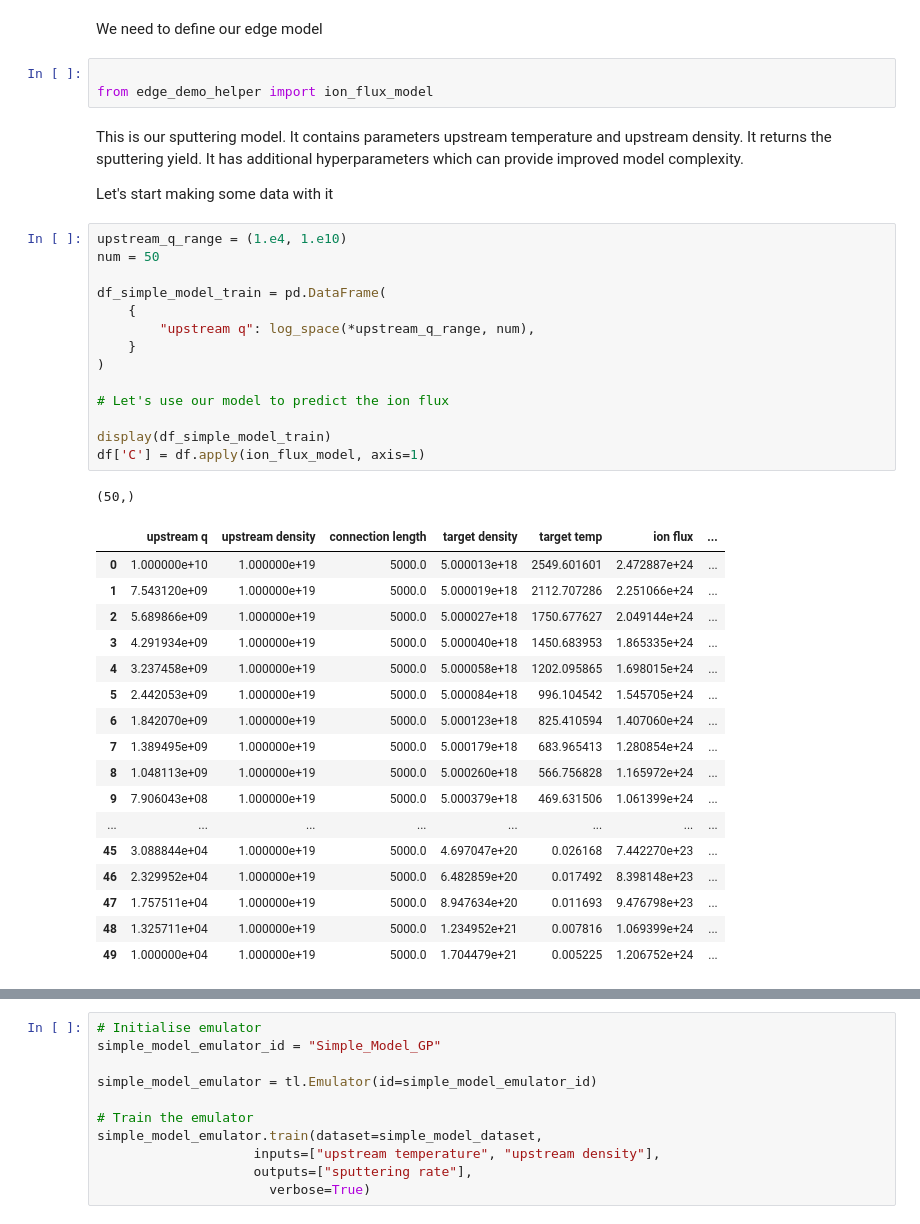
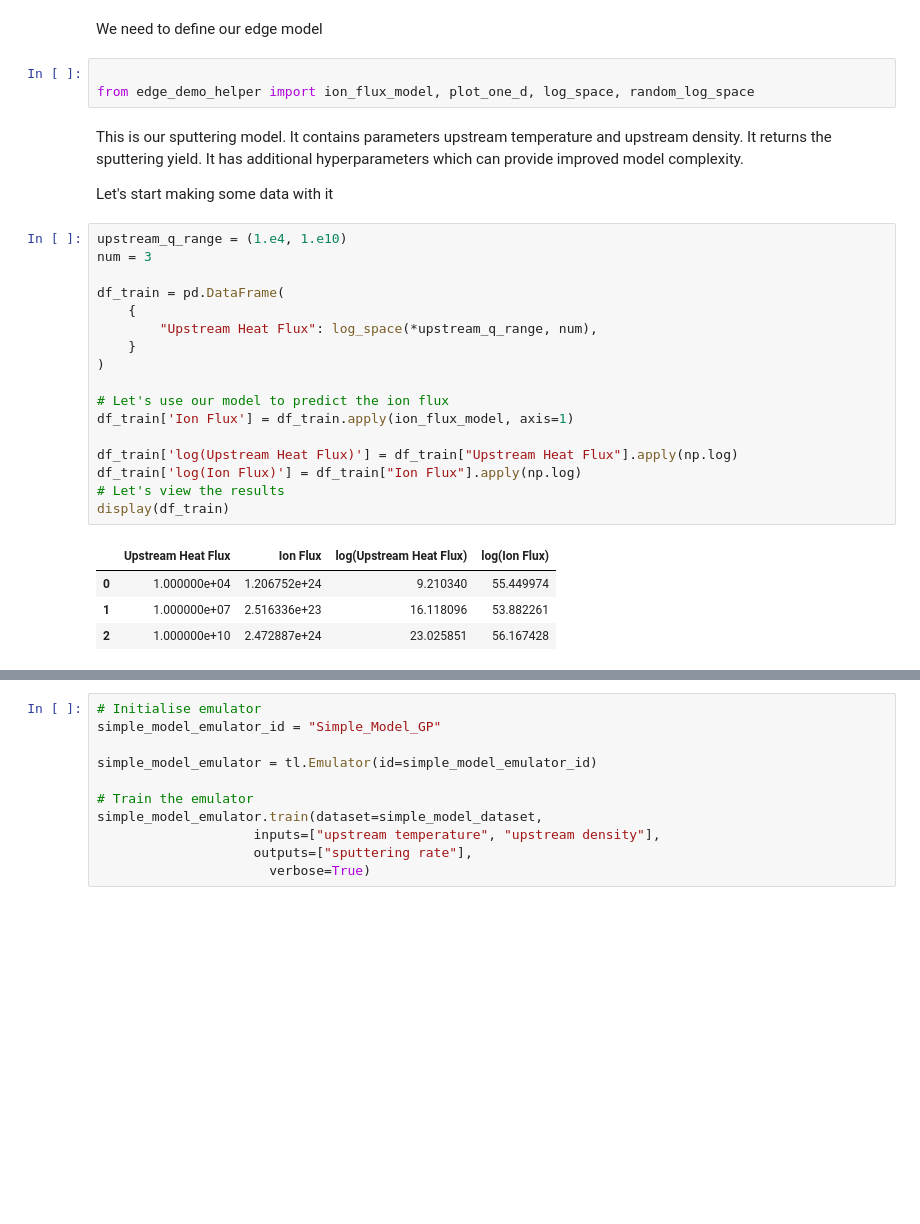
Before and after one commit to digiLab-ai/Magnetic-Fusion-Performance, a Jupyter notebook: edge_demo_one_d.ipynb, the cells around one changed output, grey strips where cells are left out. Cells and saved outputs as stored; diff of their text form; blank space fills up the shorter version.

Commit message:
Shell for calibrate demo

```diff
--- a/edge_demo_one_d.ipynb
+++ b/edge_demo_one_d.ipynb
@@ -37,41 +38,30 @@ tl.set_server_url("https://r8py43zvu1.execute-api.eu-west-2.amazonaws.com/stage"
 We need to define our edge model
 # %%
 
-from edge_demo_helper import ion_flux_model
+from edge_demo_helper import ion_flux_model, plot_one_d, log_space, random_log_space
 # %% [markdown]
 This is our sputtering model. It contains parameters upstream temperature and upstream density. It returns the sputtering yield. It has additional hyperparameters which can provide improved model complexity.
 
 Let's start making some data with it
 # %%
 upstream_q_range = (1.e4, 1.e10)
-num = 50
+num = 3
 
-df_simple_model_train = pd.DataFrame(
+df_train = pd.DataFrame(
     {
-        "upstream q": log_space(*upstream_q_range, num),
+        "Upstream Heat Flux": log_space(*upstream_q_range, num),
     }
 )
 
 # Let's use our model to predict the ion flux
+df_train['Ion Flux'] = df_train.apply(ion_flux_model, axis=1)
 
-display(df_simple_model_train)
-df['C'] = df.apply(ion_flux_model, axis=1)
+df_train['log(Upstream Heat Flux)'] = df_train["Upstream Heat Flux"].apply(np.log)
+df_train['log(Ion Flux)'] = df_train["Ion Flux"].apply(np.log)
+# Let's view the results
+display(df_train)
 # %% [output]
-(50,)
-|  | upstream q | upstream density | connection length | target density | target temp | ion flux | ... |
-| 0 | 1.000000e+10 | 1.000000e+19 | 5000.0 | 5.000013e+18 | 2549.601601 | 2.472887e+24 | ... |
-| 1 | 7.543120e+09 | 1.000000e+19 | 5000.0 | 5.000019e+18 | 2112.707286 | 2.251066e+24 | ... |
-| 2 | 5.689866e+09 | 1.000000e+19 | 5000.0 | 5.000027e+18 | 1750.677627 | 2.049144e+24 | ... |
-| 3 | 4.291934e+09 | 1.000000e+19 | 5000.0 | 5.000040e+18 | 1450.683953 | 1.865335e+24 | ... |
-| 4 | 3.237458e+09 | 1.000000e+19 | 5000.0 | 5.000058e+18 | 1202.095865 | 1.698015e+24 | ... |
-| 5 | 2.442053e+09 | 1.000000e+19 | 5000.0 | 5.000084e+18 | 996.104542 | 1.545705e+24 | ... |
-| 6 | 1.842070e+09 | 1.000000e+19 | 5000.0 | 5.000123e+18 | 825.410594 | 1.407060e+24 | ... |
-| 7 | 1.389495e+09 | 1.000000e+19 | 5000.0 | 5.000179e+18 | 683.965413 | 1.280854e+24 | ... |
-| 8 | 1.048113e+09 | 1.000000e+19 | 5000.0 | 5.000260e+18 | 566.756828 | 1.165972e+24 | ... |
-| 9 | 7.906043e+08 | 1.000000e+19 | 5000.0 | 5.000379e+18 | 469.631506 | 1.061399e+24 | ... |
-| ... | ... | ... | ... | ... | ... | ... | ... |
-| 45 | 3.088844e+04 | 1.000000e+19 | 5000.0 | 4.697047e+20 | 0.026168 | 7.442270e+23 | ... |
-| 46 | 2.329952e+04 | 1.000000e+19 | 5000.0 | 6.482859e+20 | 0.017492 | 8.398148e+23 | ... |
-| 47 | 1.757511e+04 | 1.000000e+19 | 5000.0 | 8.947634e+20 | 0.011693 | 9.476798e+23 | ... |
-| 48 | 1.325711e+04 | 1.000000e+19 | 5000.0 | 1.234952e+21 | 0.007816 | 1.069399e+24 | ... |
-| 49 | 1.000000e+04 | 1.000000e+19 | 5000.0 | 1.704479e+21 | 0.005225 | 1.206752e+24 | ... |
+|  | Upstream Heat Flux | Ion Flux | log(Upstream Heat Flux) | log(Ion Flux) |
+| 0 | 1.000000e+04 | 1.206752e+24 | 9.210340 | 55.449974 |
+| 1 | 1.000000e+07 | 2.516336e+23 | 16.118096 | 53.882261 |
+| 2 | 1.000000e+10 | 2.472887e+24 | 23.025851 | 56.167428 |
```
Also changed, not shown: parts of 29 cells of this notebook, 2 other files.
